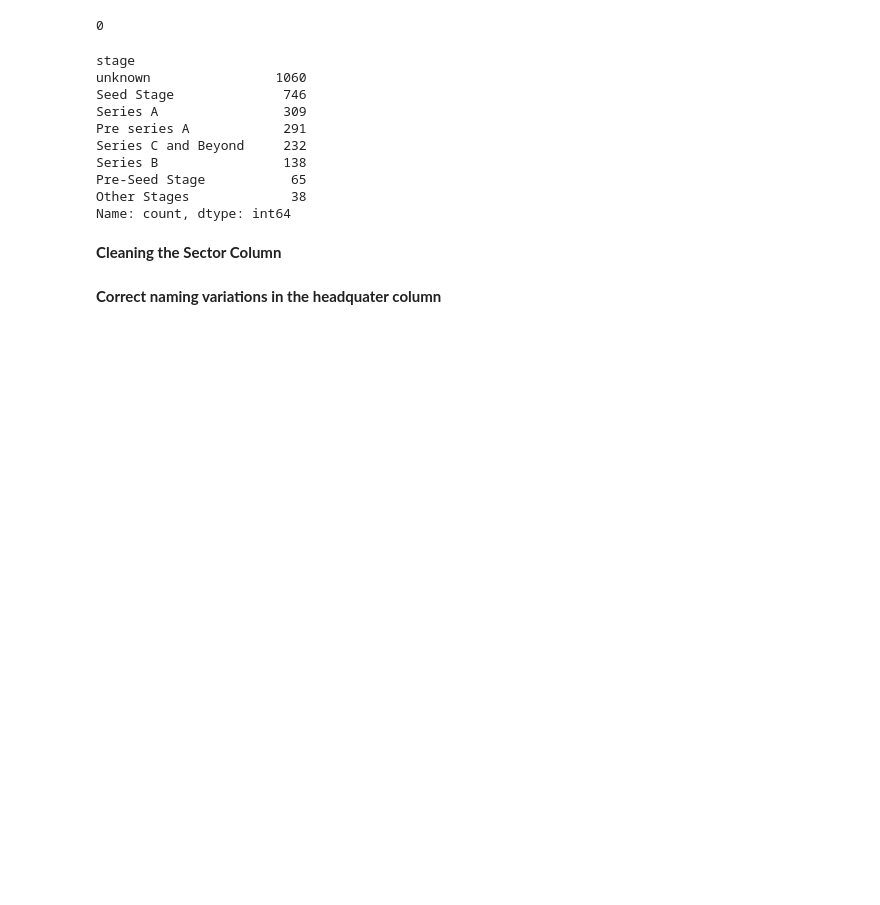
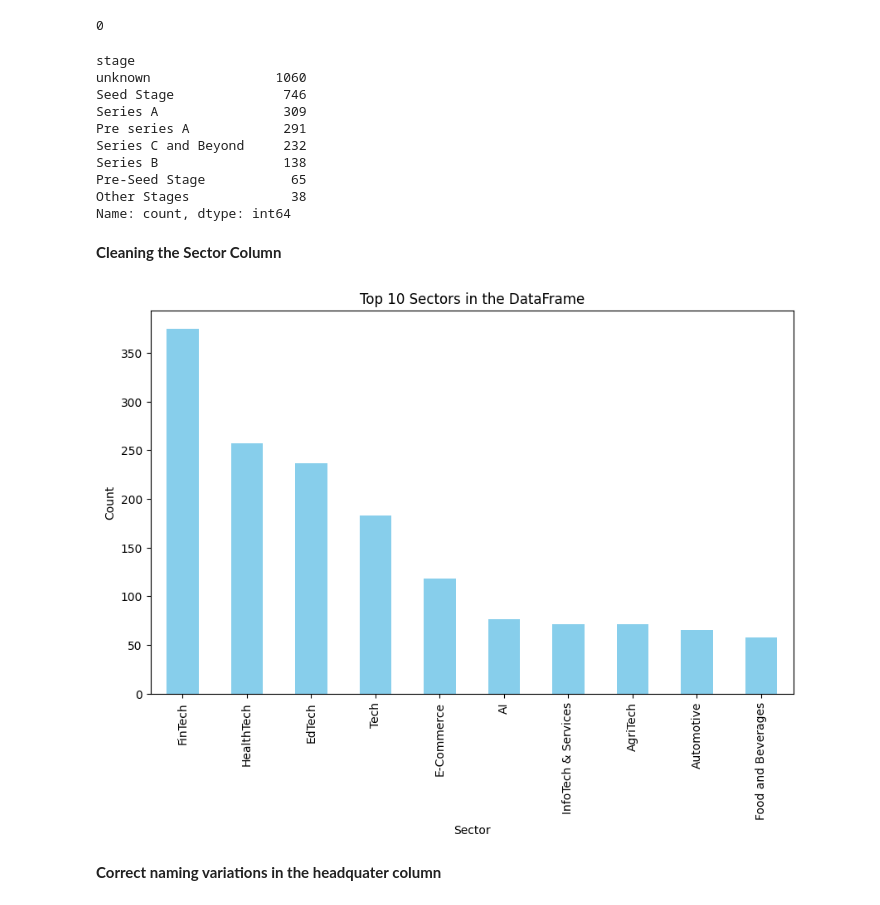
Before and after one commit to MurithiDenisGitobu/EDA-Indian-Startup-Funding, a Jupyter notebook: LP1_Project.ipynb.ipynb, the cells around one changed output. Saved outputs shown, nothing was run; the diff lists cells and outputs as text; code cells hidden in the pictures; blank space fills up the shorter version.

```diff
--- a/LP1_Project.ipynb.ipynb
+++ b/LP1_Project.ipynb.ipynb
@@ -532,6 +532,48 @@ Name: count, dtype: int64
 # %%
 # Get the first sentence of every list
 df['sector']=df['sector'].str.split(",").str[0]
+# %%
+df['sector'] = df['sector'].replace({
+    'Edtech': 'EdTech', 'Fintech': 'FinTech', 'Agriculture': 'AgriTech', 'Food & Beverages': 'Food and Beverages',
+    'Financial Services': 'FinTech', 'Healthcare': 'HealthTech', 'HealthTech': 'HealthTech', 'Medical': 'HealthTech',
+    'Medtech': 'HealthTech', 'Pharmaceutical': 'HealthTech', 'Health Insurance': 'HealthTech',
+    'Biotechnology': 'HealthTech', 'Health Diagnostics': 'HealthTech', 'Hospital': 'HealthTech',
+    'Hospital & Health Care': 'HealthTech', 'Wellness': 'HealthTech', 'Dental': 'HealthTech',
+    'Alternative Medicine': 'HealthTech', 'Nutrition': 'HealthTech', 'Fitness': 'HealthTech',
+    'Mental Health': 'HealthTech', 'Healthcare/Edtech': 'HealthTech',
+    'Life sciences': 'HealthTech', 'Biotech': 'Healthcare', 'Nutrition Tech': 'HealthTech',
+    'E-mobility': 'HealthTech', 'Med Tech': 'HealthTech', 'FemTech': 'HealthTech',
+    'Cannabis startup': 'HealthTech', 'Pharmacy': 'HealthTech', 'Medical Device': 'HealthTech',
+    'BioTechnology': 'HealthTech', 'Fertility tech': 'HealthTech', 'Ayurveda tech': 'HealthTech',
+    'E-tail': 'Healthcare', 'E store': 'E-Commerce', 'E-store': 'Healthcare', 'Telemedicine': 'Healthcare',
+    'HealthCare': 'HealthTech', 'AI startup': 'AI', 'Information Services': 'InfoTech',
+    'Healthtech': 'HealthTech', 'Finance': 'FinTech', 'Health Care': 'HealthTech',
+    'Logistics & Supply Chain': 'Logistics', 'Food Industry': 'FoodTech', 'Foodtech': 'FoodTech',
+    '—': 'Undisclosed', 'SaaS startup': 'SaaS', 'Health': 'HealthTech', 'Ecommerce': 'E-Commerce',
+    'Tech Startup': 'Tech', 'Mobility': 'Transportation', 'SaaS': 'Tech', 'Artificial Intelligence': 'AI',
+    'Food and Beverage': 'Food and Beverages', 'Information Technology': 'InfoTech',
+    'Internet': 'Tech', 'Apps': 'Tech', 'Computer Software': 'Tech', 'E-commerce': 'E-Commerce',
+    'Agritech': 'AgriTech', 'Hospital & Health Care': 'HealthTech', 'Food': 'Foodtech', 'Cosmetics': 'Consumer Goods',
+    'Tech company': 'Tech', 'Automobile': 'Automotive', 'Apparel & Fashion': 'Fashion', 'Education': 'EdTech',
+    'Social Media': 'Media', 'Digital Media': 'Media', 'IT': 'InfoTech', 'IoT': 'AI',
+    'Software': 'Tech', 'Industrial Automation': 'AI', 'Technology': 'Tech',
+    'Information Technology & Services': 'InfoTech & Services', None: 'Unknown'
+})
+# %%
+top_sectors_counts = df['sector'].value_counts().head(10)
+
+# Plotting the bar chart
+ax = top_sectors_counts.plot(kind='bar', figsize=(10, 6), color='skyblue')
+
+# Adding labels
+ax.set_xlabel('Sector')
+ax.set_ylabel('Count')
+ax.set_title('Top 10 Sectors in the DataFrame')
+
+# Displaying the plot
+plt.show()
+# %% [output]
+[figure, added]
 # %% [markdown]
 **Correct naming variations in the headquater column**
 # %%
```
Also changed, not shown: parts of 5 cells of this notebook.
